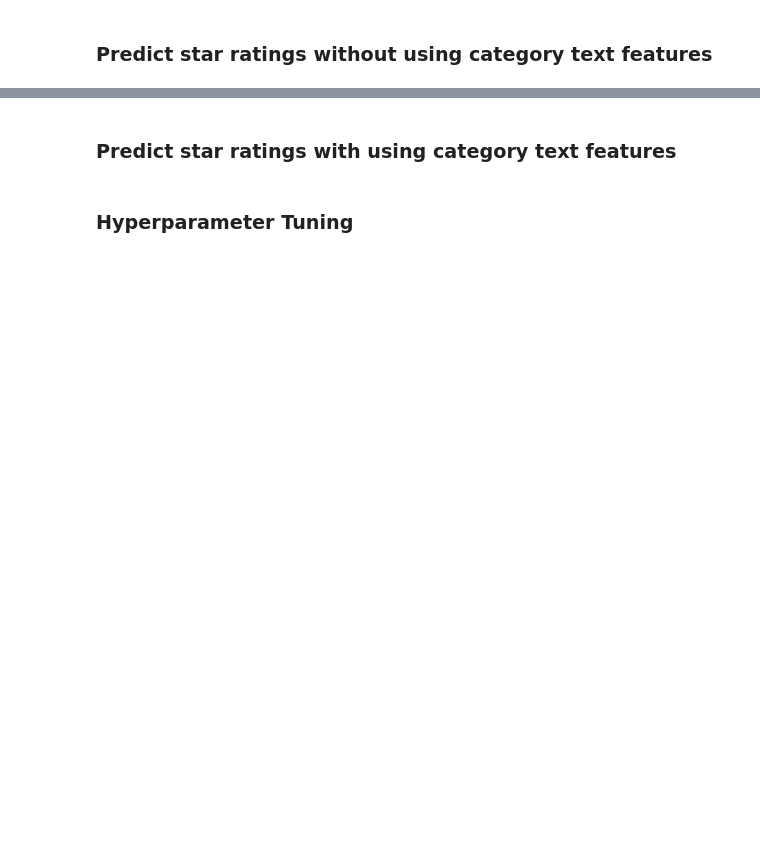
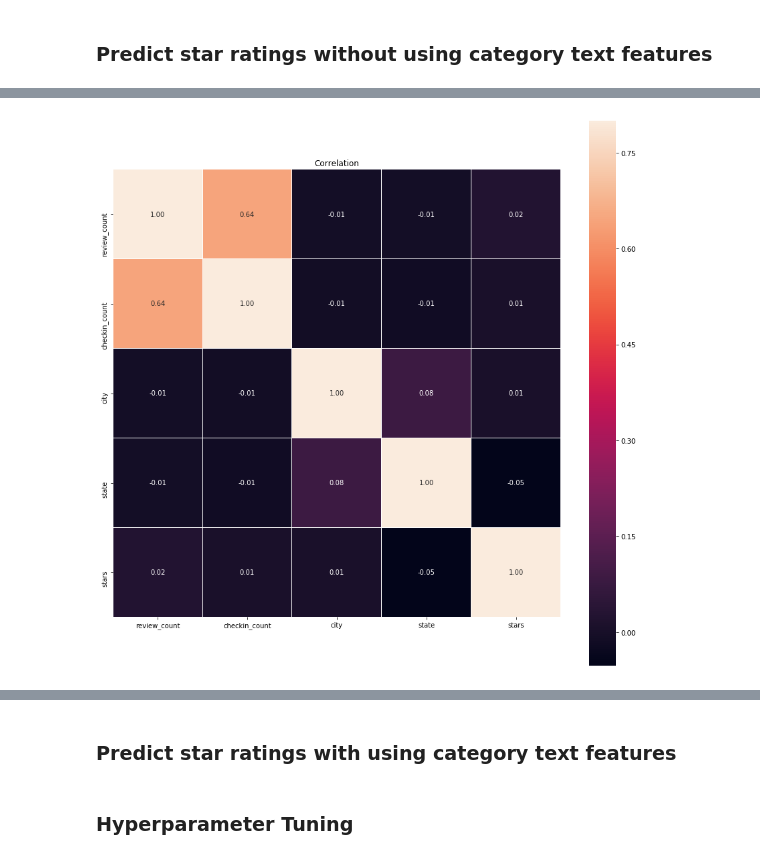
Before and after one commit to ck-unifr/yelp_dataset_challenge, a Jupyter notebook: notebooks/predict_star_ratings_with_checkin.ipynb, the cells around one changed output, grey strips where cells are left out. Drawn from its saved outputs; the diff is of its cells as text; code cells hidden in the pictures; blank space fills up the shorter version.

```diff
--- a/notebooks/predict_star_ratings_with_checkin.ipynb
+++ b/notebooks/predict_star_ratings_with_checkin.ipynb
@@ -202,2 +481,9 @@ X.info()
+# %%
+plt.figure(figsize=(15, 15))
+ax = sns.heatmap(df_merged_new[['review_count', 'checkin_count', 'city', 'state', 'stars']].corr(), vmax=.8, square=True, fmt='.2f', annot=True, linecolor='white', linewidths=0.01)
+plt.title('Correlation')
+plt.show()
+# %% [output]
+[figure, added]
 # %%
 X.shape
```
Also changed, not shown: parts of 41 cells of this notebook.
